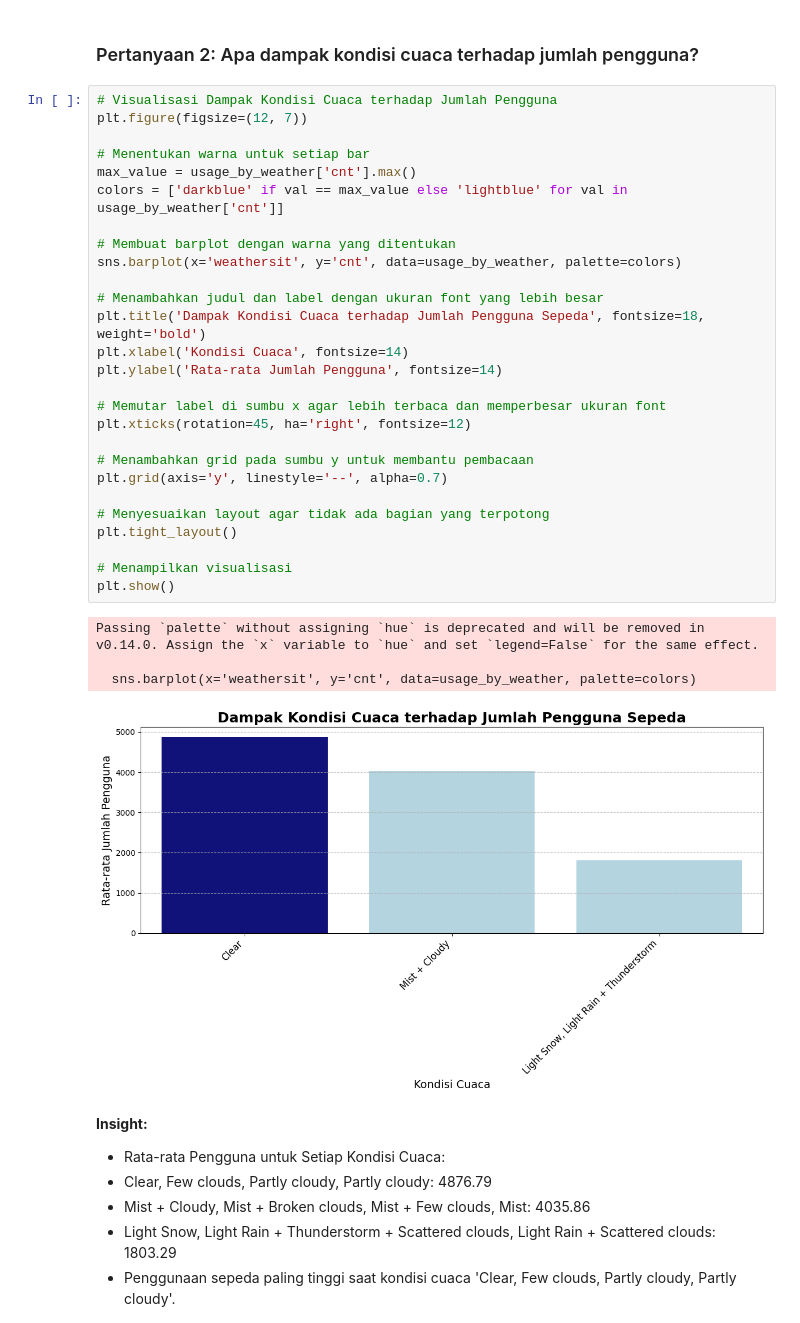
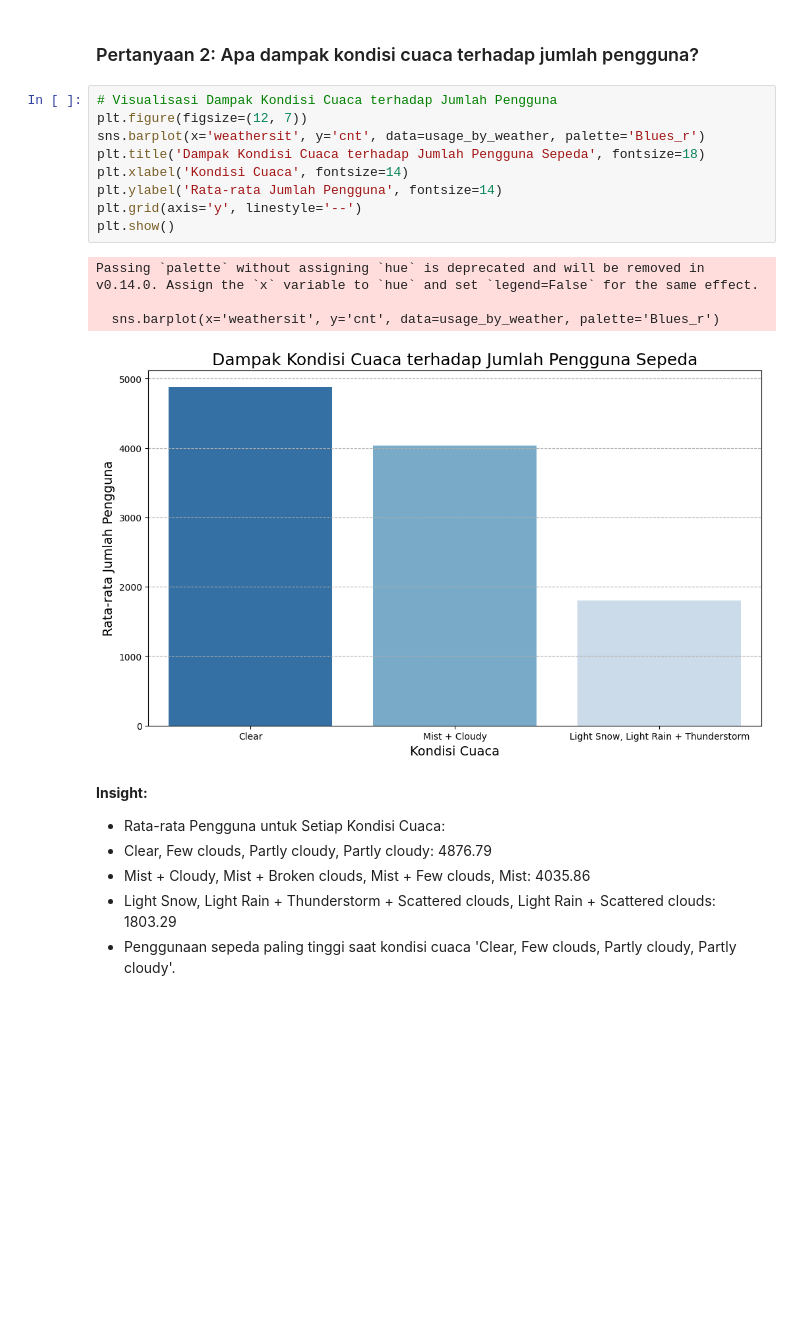
Before and after one commit to nspweb/Analisis-Data-Bike-Sharing, a Jupyter notebook: notebook.ipynb, the cells around one changed output. Saved outputs shown, nothing was run; the diff lists cells and outputs as text; blank space fills up the shorter version.

```diff
--- a/notebook.ipynb
+++ b/notebook.ipynb
@@ -509,35 +508,17 @@ Passing `palette` without assigning `hue` is deprecated and will be removed in v
 # %%
 # Visualisasi Dampak Kondisi Cuaca terhadap Jumlah Pengguna
 plt.figure(figsize=(12, 7))
-
-# Menentukan warna untuk setiap bar
-max_value = usage_by_weather['cnt'].max()
-colors = ['darkblue' if val == max_value else 'lightblue' for val in usage_by_weather['cnt']]
-
-# Membuat barplot dengan warna yang ditentukan
-sns.barplot(x='weathersit', y='cnt', data=usage_by_weather, palette=colors)
-
-# Menambahkan judul dan label dengan ukuran font yang lebih besar
-plt.title('Dampak Kondisi Cuaca terhadap Jumlah Pengguna Sepeda', fontsize=18, weight='bold')
+sns.barplot(x='weathersit', y='cnt', data=usage_by_weather, palette='Blues_r')
+plt.title('Dampak Kondisi Cuaca terhadap Jumlah Pengguna Sepeda', fontsize=18)
 plt.xlabel('Kondisi Cuaca', fontsize=14)
 plt.ylabel('Rata-rata Jumlah Pengguna', fontsize=14)
-
-# Memutar label di sumbu x agar lebih terbaca dan memperbesar ukuran font
-plt.xticks(rotation=45, ha='right', fontsize=12)
-
-# Menambahkan grid pada sumbu y untuk membantu pembacaan
-plt.grid(axis='y', linestyle='--', alpha=0.7)
-
-# Menyesuaikan layout agar tidak ada bagian yang terpotong
-plt.tight_layout()
-
-# Menampilkan visualisasi
+plt.grid(axis='y', linestyle='--')
 plt.show()
 # %% [output]
 Passing `palette` without assigning `hue` is deprecated and will be removed in v0.14.0. Assign the `x` variable to `hue` and set `legend=False` for the same effect.
 
-  sns.barplot(x='weathersit', y='cnt', data=usage_by_weather, palette=colors)
+  sns.barplot(x='weathersit', y='cnt', data=usage_by_weather, palette='Blues_r')
-[figure, old version]
+[figure, new version]
 # %% [markdown]
 **Insight:**
 - Rata-rata Pengguna untuk Setiap Kondisi Cuaca:
```
Also changed, not shown: parts of 3 cells of this notebook, 1 other file.
